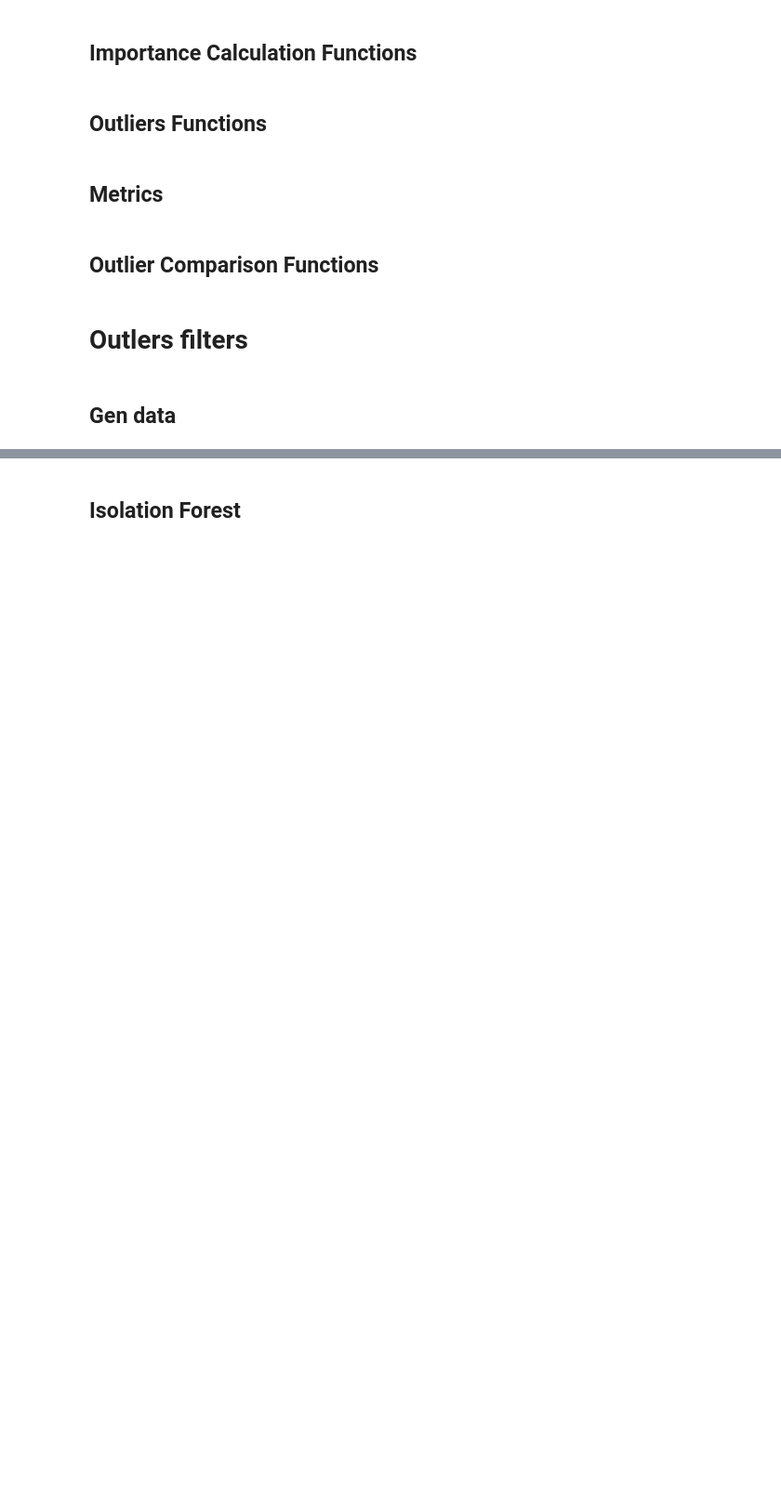
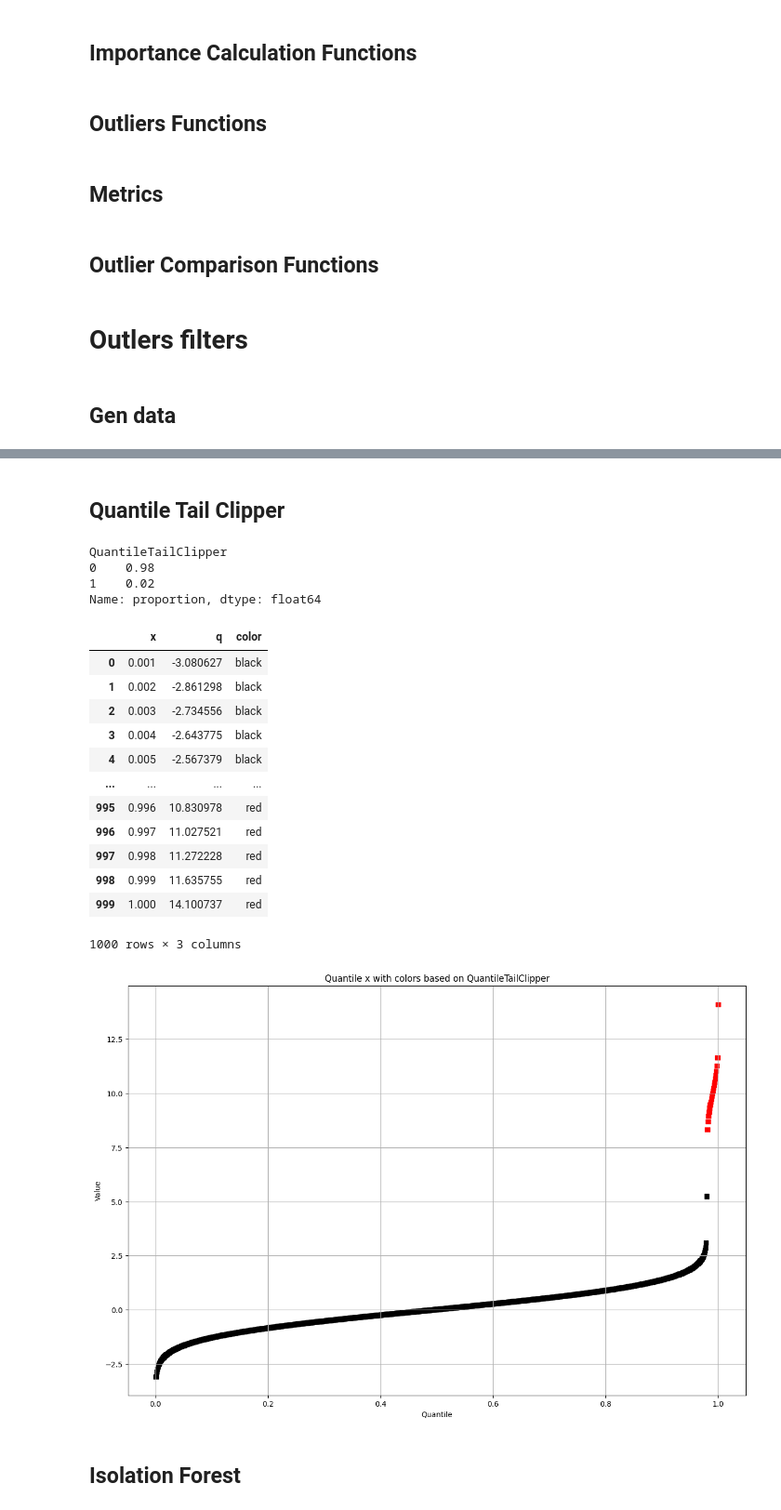
Before and after one commit to Dmatryus/dmml-lab, a Jupyter notebook: experiments/std_reduction.ipynb, the cells around one changed output, grey strips where cells are left out. Shown: that part at 93% size. Cells and saved outputs as stored; diff of their text form; code cells hidden in the pictures; blank space fills up the shorter version.

```diff
--- a/experiments/std_reduction.ipynb
+++ b/experiments/std_reduction.ipynb
@@ -688,0 +688,2 @@ data
+# %% [markdown]
+## Quantile Tail Clipper
@@ -689,3 +763,25 @@ data
+# %%
+model = QuantileTailClipper(contamination = 0.02)
+outliers_algorithm_testing(data, model)
+# %% [output]
+QuantileTailClipper
+0    0.98
+1    0.02
+Name: proportion, dtype: float64
+|  | x | q | color |
+| 0 | 0.001 | -3.080627 | black |
+| 1 | 0.002 | -2.861298 | black |
+| 2 | 0.003 | -2.734556 | black |
+| 3 | 0.004 | -2.643775 | black |
+| 4 | 0.005 | -2.567379 | black |
+| ... | ... | ... | ... |
+| 995 | 0.996 | 10.830978 | red |
+| 996 | 0.997 | 11.027521 | red |
+| 997 | 0.998 | 11.272228 | red |
+| 998 | 0.999 | 11.635755 | red |
+| 999 | 1.000 | 14.100737 | red |
+1000 rows × 3 columns
+[figure, added]
 # %% [markdown]
 ## Isolation Forest
 # %%
```
Also changed, not shown: parts of 6 cells of this notebook, 1 other file.
